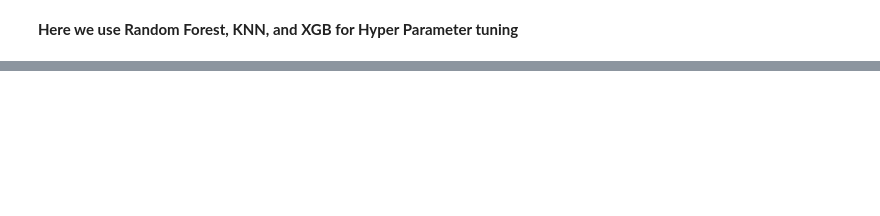
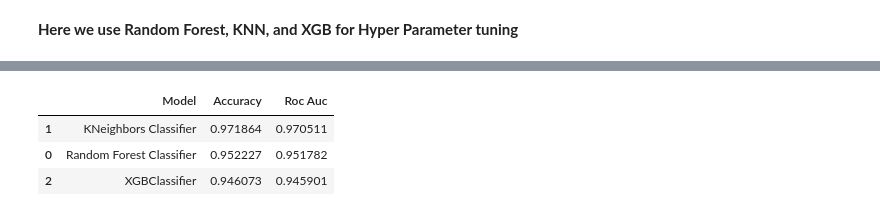
Before and after one commit to HoangKhanhTung0111/MLOPS-Project-US-Visa, a Jupyter notebook: notebook/2_Feature_Engineering_and_Model_Training.ipynb, the cells around one changed output, grey strips where cells are left out. Saved outputs shown, nothing was run; the diff lists cells and outputs as text; code cells hidden in the pictures; blank space fills up the shorter version.

Commit message:
Final update for feature engineering and model training file

```diff
--- a/notebook/2_Feature_Engineering_and_Model_Training.ipynb
+++ b/notebook/2_Feature_Engineering_and_Model_Training.ipynb
@@ -458,0 +499,6 @@ base_model_report
+# %%
+randomcv_models = [
+    ('XGBoost', XGBClassifier(), xgboost_params),
+    ('RF', RandomForestClassifier(), rf_params),
+    ('KNN', KNeighborsClassifier(), knn_params)
+]
@@ -458,0 +507,24 @@ base_model_report
+# %%
+ # Randomized search cross-validation,
+ # randomly choose a combination of hyperparameters from the specified distributions and evaluate the model performance for each combination.
+ # It is more efficient than GridSearchCV when the hyperparameter space is large.
+from sklearn.model_selection import RandomizedSearchCV
+
+model_param = {}
+
+for name, model, param in randomcv_models:
+    random = RandomizedSearchCV(
+        estimator=model,
+        param_distributions=param,
+        n_iter=100, # use 100 different combinations of hyperparameters
+        cv=3, # 3-fold cross-validation
+        verbose=2, # verbose=0: no output, verbose=1: print a message for each combination of hyperparameters, verbose=2: print a message for each fold and combination of hyperparameters
+        n_jobs=-1, # use all available CPU cores to run the search
+    )
+
+    random.fit(X_res, y_res)
+    model_param[name] = random.best_params_ # best_params_: the combination of hyperparameters that gives the best performance
+
+for name in model_param:
+    print(f"---------------- Best Params for {name} -------------------")
+    print(model_param[name])
@@ -458,0 +549,9 @@ base_model_report
+# %%
+# "**" is used to unpack the dictionary of hyperparameters and pass them as keyword arguments to the model constructor.
+best_model = {
+    "Random Forest Classifier": RandomForestClassifier(**model_param['RF']),
+    "KNeighbors Classifier": KNeighborsClassifier(**model_param['KNN']),
+    "XGBClassifier": XGBClassifier(**model_param['XGBoost'])
+}
+
+tuned_report = evaluate_model(X = X_res, y = y_res, models=best_model)
@@ -458,0 +576,7 @@ base_model_report
+# %%
+tuned_report
+# %% [output]
+|  | Model | Accuracy | Roc Auc |
+| 1 | KNeighbors Classifier | 0.971864 | 0.970511 |
+| 0 | Random Forest Classifier | 0.952227 | 0.951782 |
+| 2 | XGBClassifier | 0.946073 | 0.945901 |
```
Also changed, not shown: parts of 12 cells of this notebook.
